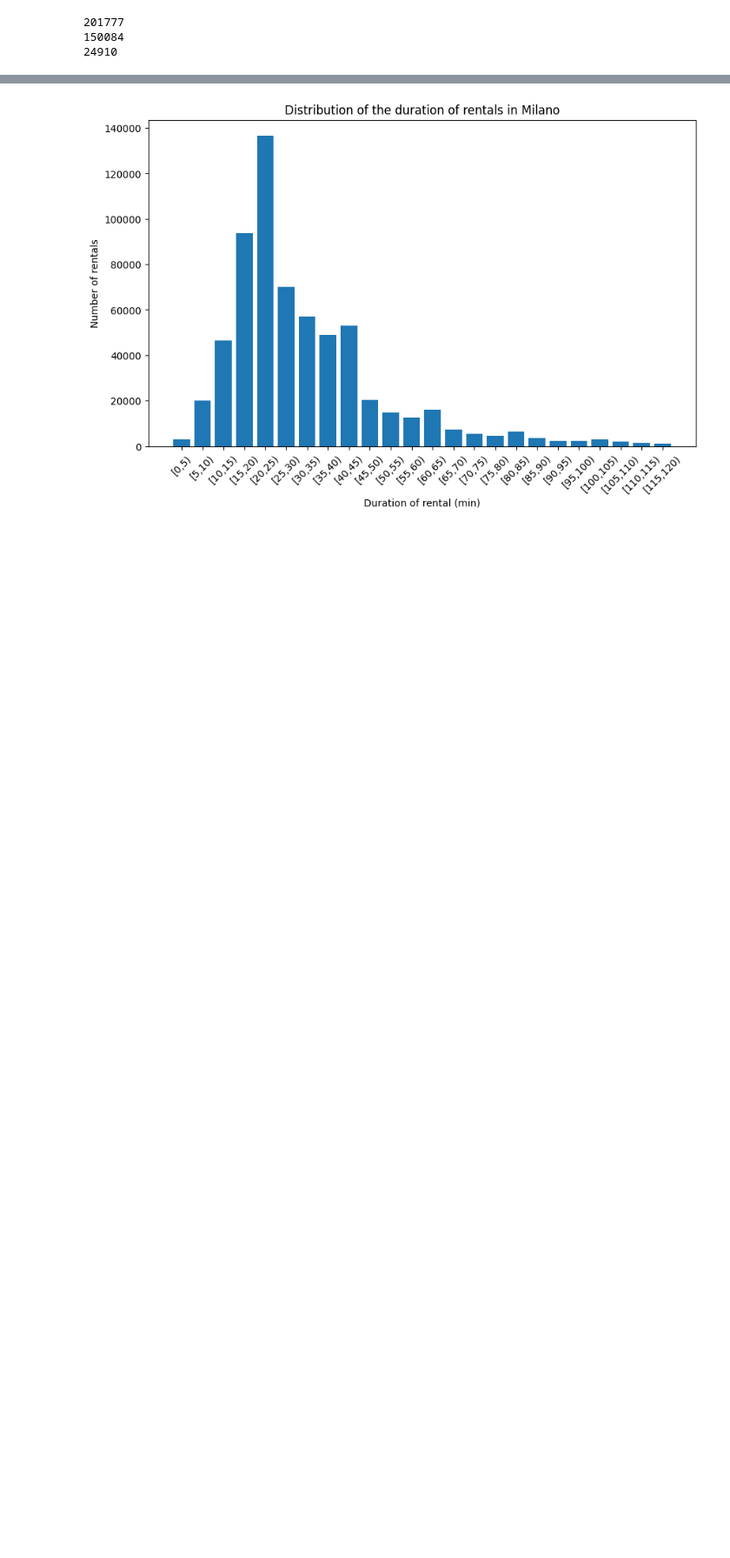
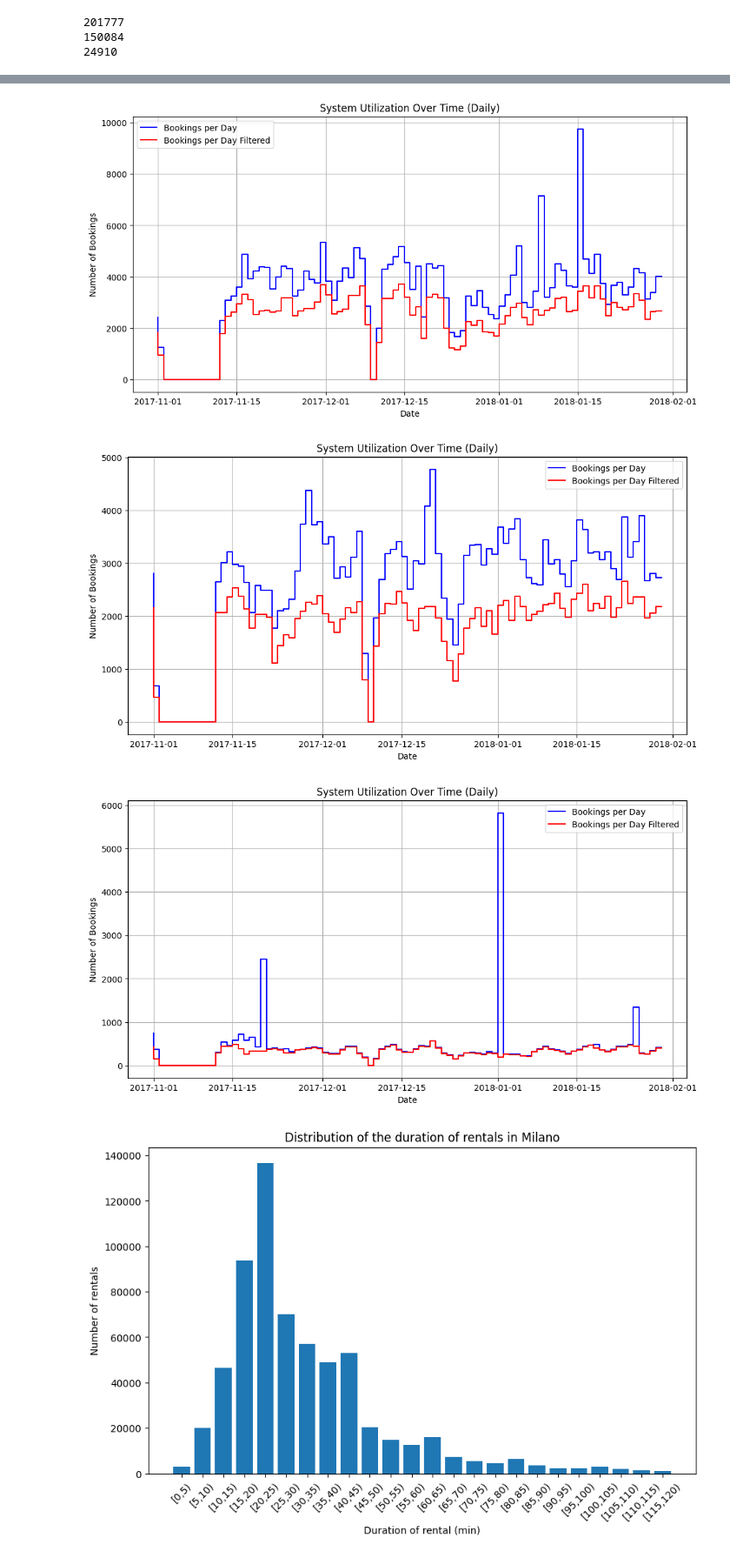
Before and after one commit to Mattiane/ICTforSmartMobilty_project, a Jupyter notebook: lab1.ipynb, the cells around one changed output, grey strips where cells are left out. Shown at 87% size. Cells and saved outputs as stored; diff of their text form; code cells hidden in the pictures; blank space fills up the shorter version.

```diff
--- a/lab1.ipynb
+++ b/lab1.ipynb
@@ -535,3 +631,33 @@ DFParkings Shape: (696, 2)
+# %%
+for i in cities:
+    if i == "Catania":
+        data = list(db["enjoy_PermanentBookings"].find({"city": i,"init_date": {"$gte": start_date, "$lt": end_date}}))  # Modify fields as needed
+    else:
+        data = list(db["PermanentBookings"].find({"city": i,"init_date": {"$gte": start_date, "$lt": end_date}}))  # Modify fields as needed
+
+    df = pd.DataFrame(data)
+    df["duration"] = (df['final_time'] - df['init_time'])/60
+
+    filtered_df = df[(df['duration'] >= 3) & (df['duration'] <= 120)]
+    # Set 'date' as the index
+    df.set_index('init_date', inplace=True)
+    filtered_df.set_index('init_date', inplace=True)
+
+    daily_utilization = df.resample('D').size()  # 'D' resamples by day
+    daily_utilization_f = filtered_df.resample('D').size()  # 'D' resamples by day
+    plt.figure(figsize=(12, 6))
+    plt.step(daily_utilization.index, daily_utilization.values, label="Bookings per Day", color='b')
+    plt.step(daily_utilization_f.index, daily_utilization_f.values, label="Bookings per Day Filtered", color='r')
+    plt.xlabel("Date")
+    plt.ylabel("Number of Bookings")
+    plt.title("System Utilization Over Time (Daily)")
+    plt.grid(True)
+    plt.legend()
+    plt.show()
+# %% [output]
+[figure, added]
+[figure, added]
+[figure, added]
 # %%
 #question 6
 
```
Also changed, not shown: parts of 25 cells of this notebook.
